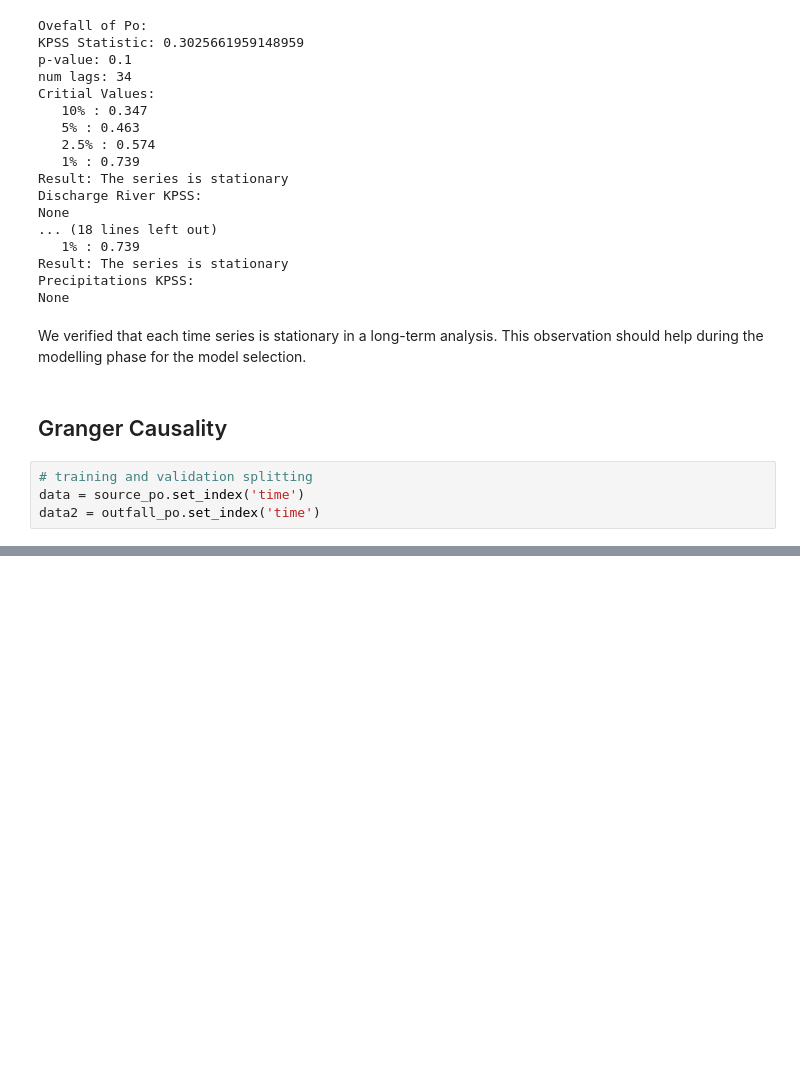
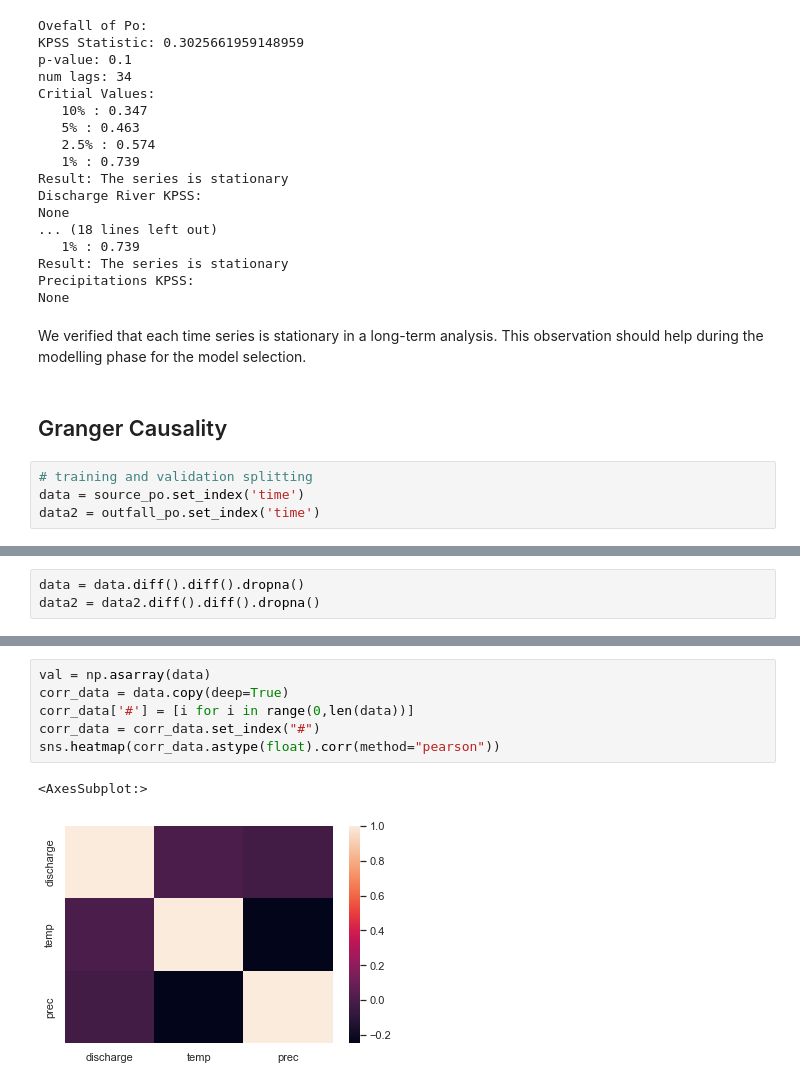
Before and after one commit to kode-git/copernicus, a Jupyter notebook: notebooks/data_analysis.ipynb, the cells around one changed output, grey strips where cells are left out. Saved outputs shown, nothing was run; the diff lists cells and outputs as text; blank space fills up the shorter version.

```diff
--- a/notebooks/data_analysis.ipynb
+++ b/notebooks/data_analysis.ipynb
@@ -551,6 +694,9 @@ def grangers_causation_matrix(data, variables, test='ssr_chi2test', verbose=True
     df.columns = [var + '_x' for var in variables]
     df.index = [var + '_y' for var in variables]
     return df
+# %%
+data = data.diff().diff().dropna()
+data2 = data2.diff().diff().dropna()
 # %%
 print('Granger causality on chi2test:\n{}\n'.format(grangers_causation_matrix(data, variables = data.columns, verbose=False)))
 print('Granger causality on lrtest:\n{}\n'.format(grangers_causation_matrix(data, variables = data.columns, test='lrtest', verbose=False)))
@@ -597,0 +744,9 @@ prec_y            0.2102  0.4479  1.0000
+# %%
+val = np.asarray(data)
+corr_data = data.copy(deep=True)
+corr_data['#'] = [i for i in range(0,len(data))]
+corr_data = corr_data.set_index("#")
+sns.heatmap(corr_data.astype(float).corr(method="pearson"))
+# %% [output]
+<AxesSubplot:>
+[figure, added]
```
Also changed, not shown: parts of 21 cells of this notebook.
